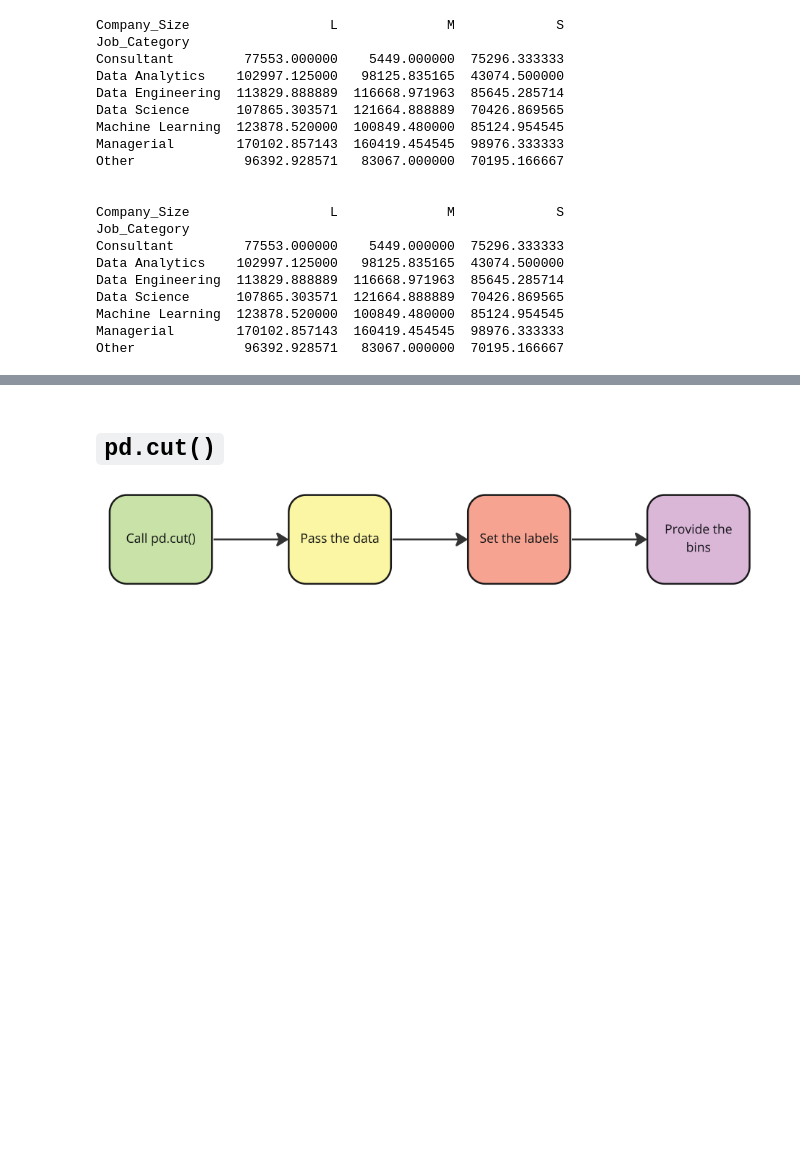
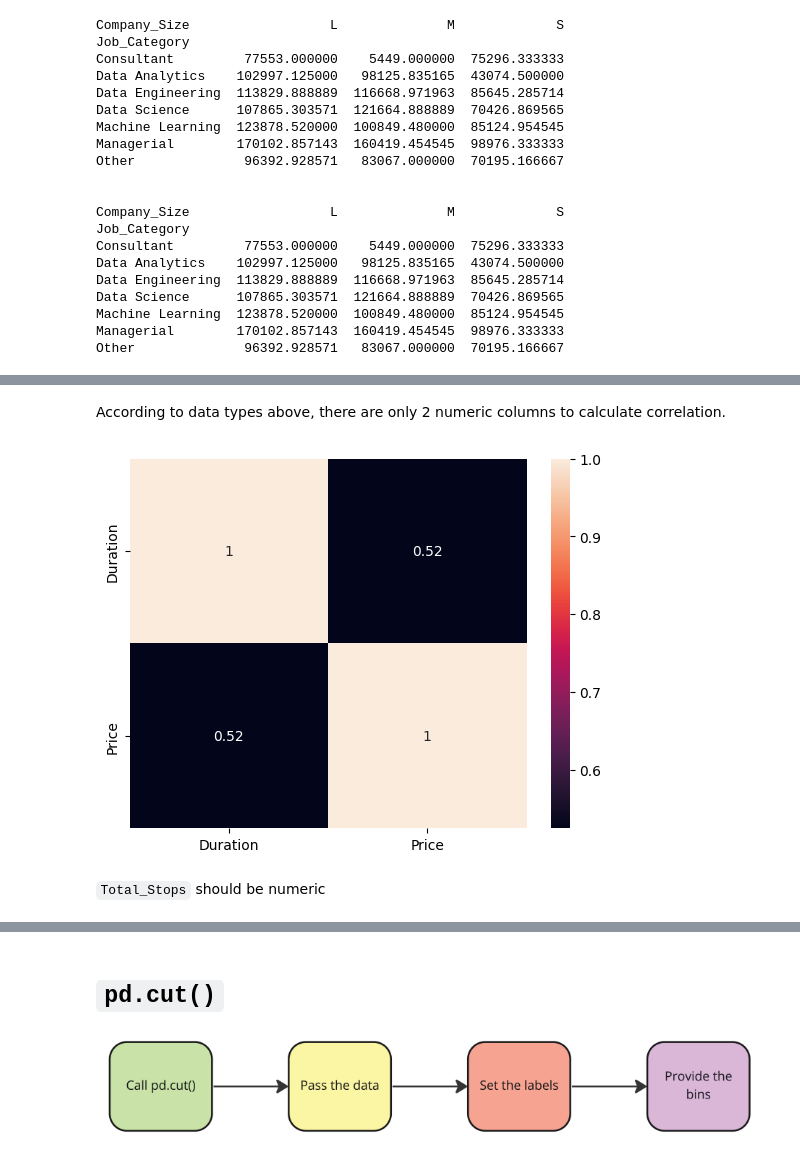
Before and after one commit to armeros/DC_Stats, a Jupyter notebook: Exploratory_Data_Analysis_New/Exploratory_Data_Analysis_New.ipynb, the cells around one changed output, grey strips where cells are left out. Saved outputs shown, nothing was run; the diff lists cells and outputs as text; code cells hidden in the pictures; blank space fills up the shorter version.

```diff
--- a/Exploratory_Data_Analysis_New/Exploratory_Data_Analysis_New.ipynb
+++ b/Exploratory_Data_Analysis_New/Exploratory_Data_Analysis_New.ipynb
@@ -1493,0 +1570,10 @@ Looks like the largest mean salary is for Managerial data roles in large compani
+# %%
+import pandas as pd, matplotlib.pyplot as plt, seaborn as sns, sympy as sp
+
+planes = pd.read_csv('planes.csv', parse_dates=['Date_of_Journey', 'Dep_Time', 'Arrival_Time'])
+planes['Date_of_Journey'] = pd.to_datetime(planes['Date_of_Journey'], format='%d/%m/%Y')
+planes['Duration'] = planes['Duration'].str.replace('h', '*60').str.replace(' ', '+').str.replace('m', '*1')
+planes['Duration'] = planes['Duration'].apply(sp.sympify)
+planes['Duration'] = planes['Duration'].apply(lambda x: float(x) if x.is_number else pd.NA)
+planes['Duration'] = planes['Duration'].astype(float)
+planes.dtypes
@@ -1493,0 +1594,9 @@ Looks like the largest mean salary is for Managerial data roles in large compani
+# %% [markdown]
+According to data types above, there are only 2 numeric columns to calculate correlation.
+# %%
+sns.heatmap(planes[['Duration', 'Price']].corr(), annot=True)
+plt.show()
+# %% [output]
+[figure, added]
+# %% [markdown]
+`Total_Stops` should be numeric
```
Also changed, not shown: parts of 58 cells of this notebook, 1 other file.
